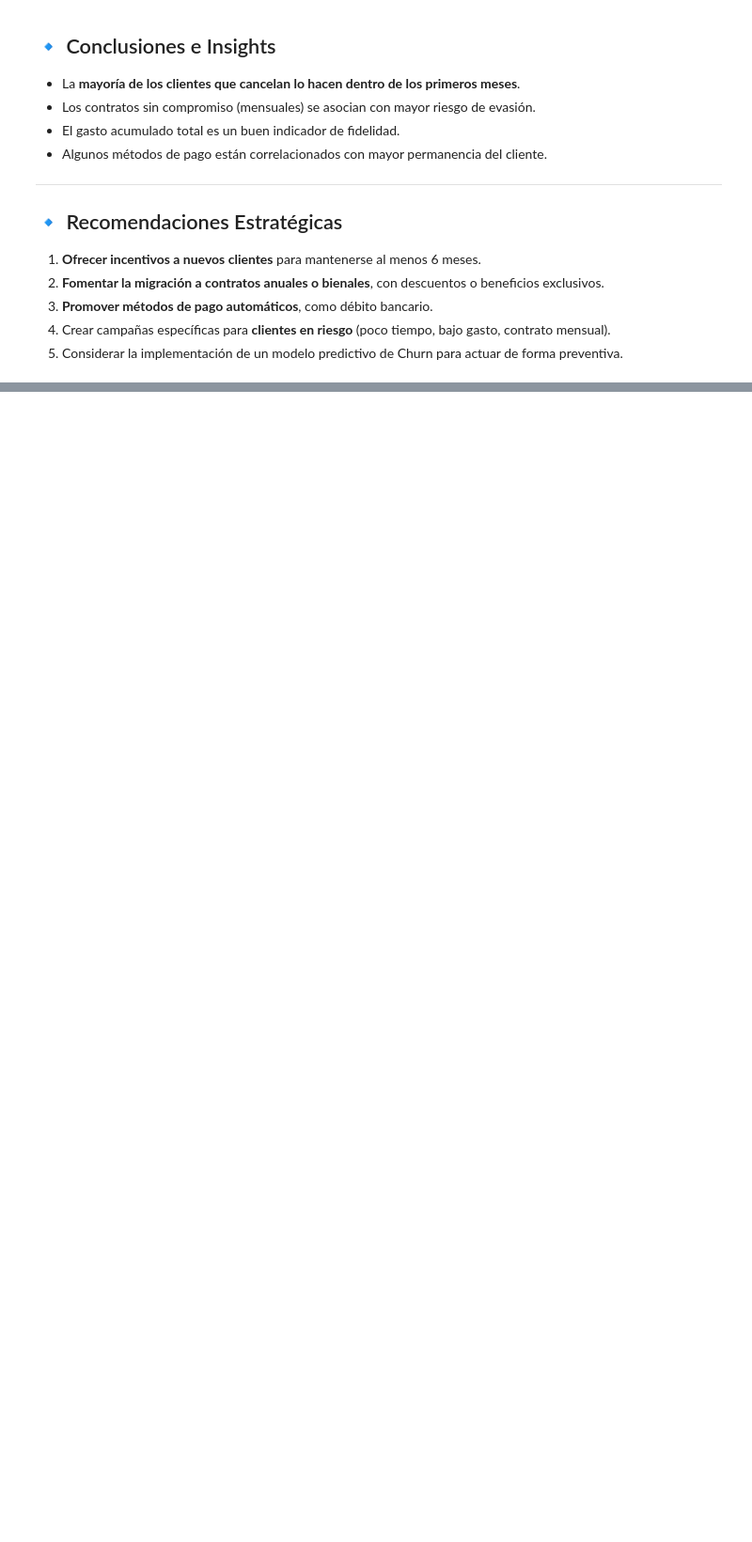
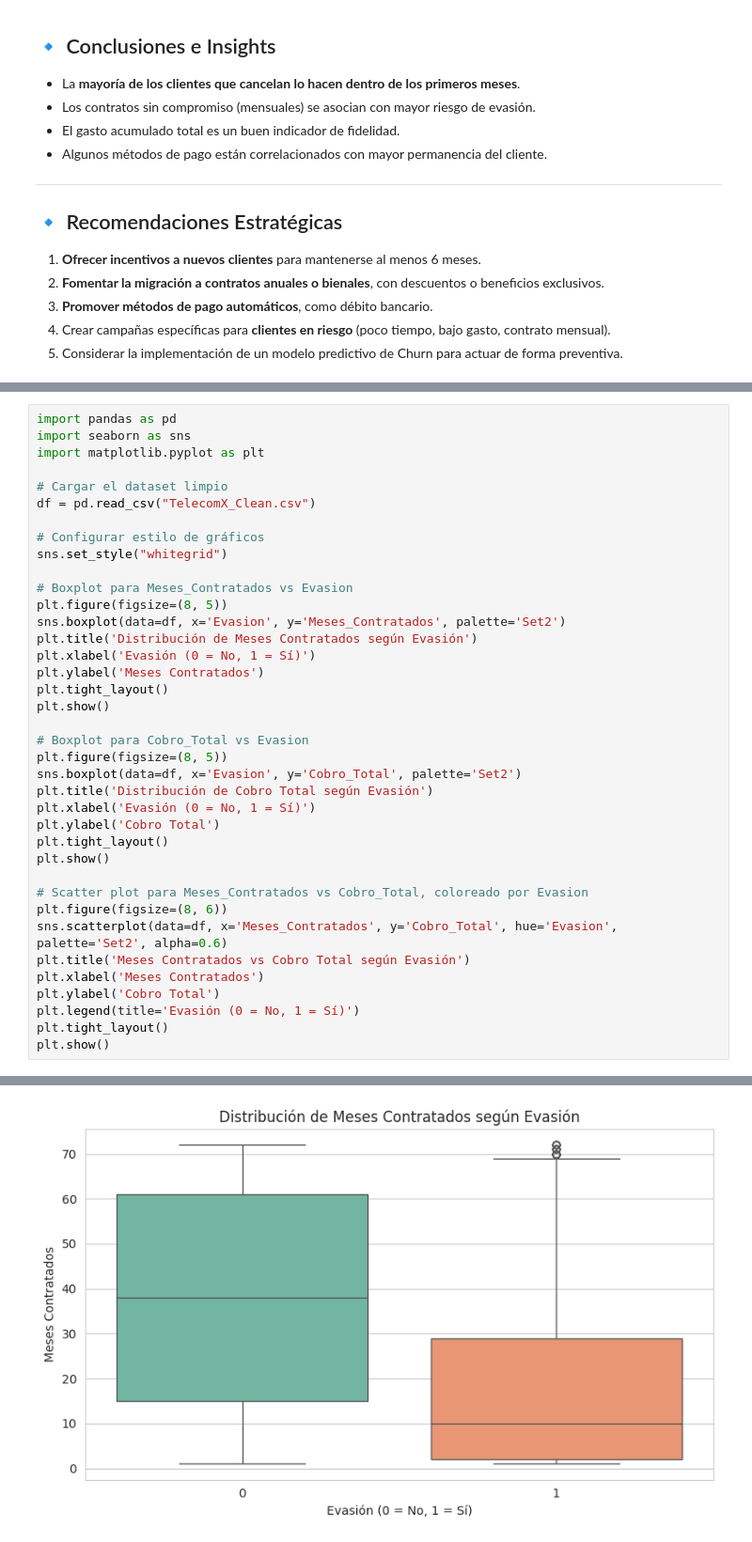
Before and after one commit to Bryaan159/AluraChallege, a Jupyter notebook: ChallengeX.ipynb, the cells around one changed output, grey strips where cells are left out. Shown at 94% size. Cells and saved outputs as stored; diff of their text form; blank space fills up the shorter version.

```diff
--- a/ChallengeX.ipynb
+++ b/ChallengeX.ipynb
@@ -652,0 +937,39 @@ A través de boxplots e histogramas se observó que:
+# %%
+import pandas as pd
+import seaborn as sns
+import matplotlib.pyplot as plt
+
+# Cargar el dataset limpio
+df = pd.read_csv("TelecomX_Clean.csv")
+
+# Configurar estilo de gráficos
+sns.set_style("whitegrid")
+
+# Boxplot para Meses_Contratados vs Evasion
+plt.figure(figsize=(8, 5))
+sns.boxplot(data=df, x='Evasion', y='Meses_Contratados', palette='Set2')
+plt.title('Distribución de Meses Contratados según Evasión')
+plt.xlabel('Evasión (0 = No, 1 = Sí)')
+plt.ylabel('Meses Contratados')
+plt.tight_layout()
+plt.show()
+
+# Boxplot para Cobro_Total vs Evasion
+plt.figure(figsize=(8, 5))
+sns.boxplot(data=df, x='Evasion', y='Cobro_Total', palette='Set2')
+plt.title('Distribución de Cobro Total según Evasión')
+plt.xlabel('Evasión (0 = No, 1 = Sí)')
+plt.ylabel('Cobro Total')
+plt.tight_layout()
+plt.show()
+
+# Scatter plot para Meses_Contratados vs Cobro_Total, coloreado por Evasion
+plt.figure(figsize=(8, 6))
+sns.scatterplot(data=df, x='Meses_Contratados', y='Cobro_Total', hue='Evasion', palette='Set2', alpha=0.6)
+plt.title('Meses Contratados vs Cobro Total según Evasión')
+plt.xlabel('Meses Contratados')
+plt.ylabel('Cobro Total')
+plt.legend(title='Evasión (0 = No, 1 = Sí)')
+plt.tight_layout()
+plt.show()
+# %% [output]
@@ -652,0 +979 @@ A través de boxplots e histogramas se observó que:
+[figure, added]
```
Also changed, not shown: parts of 52 cells of this notebook, 1 other file.
